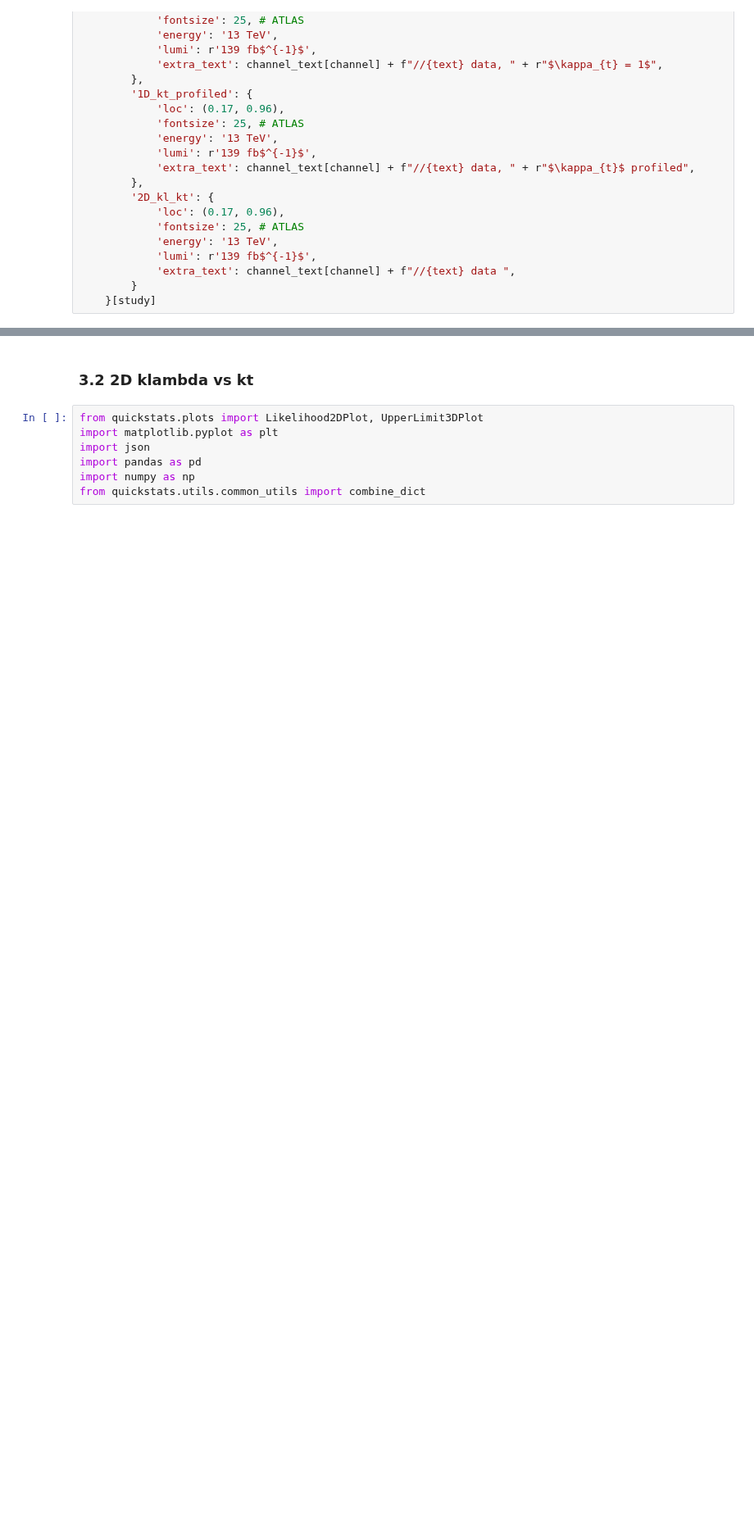
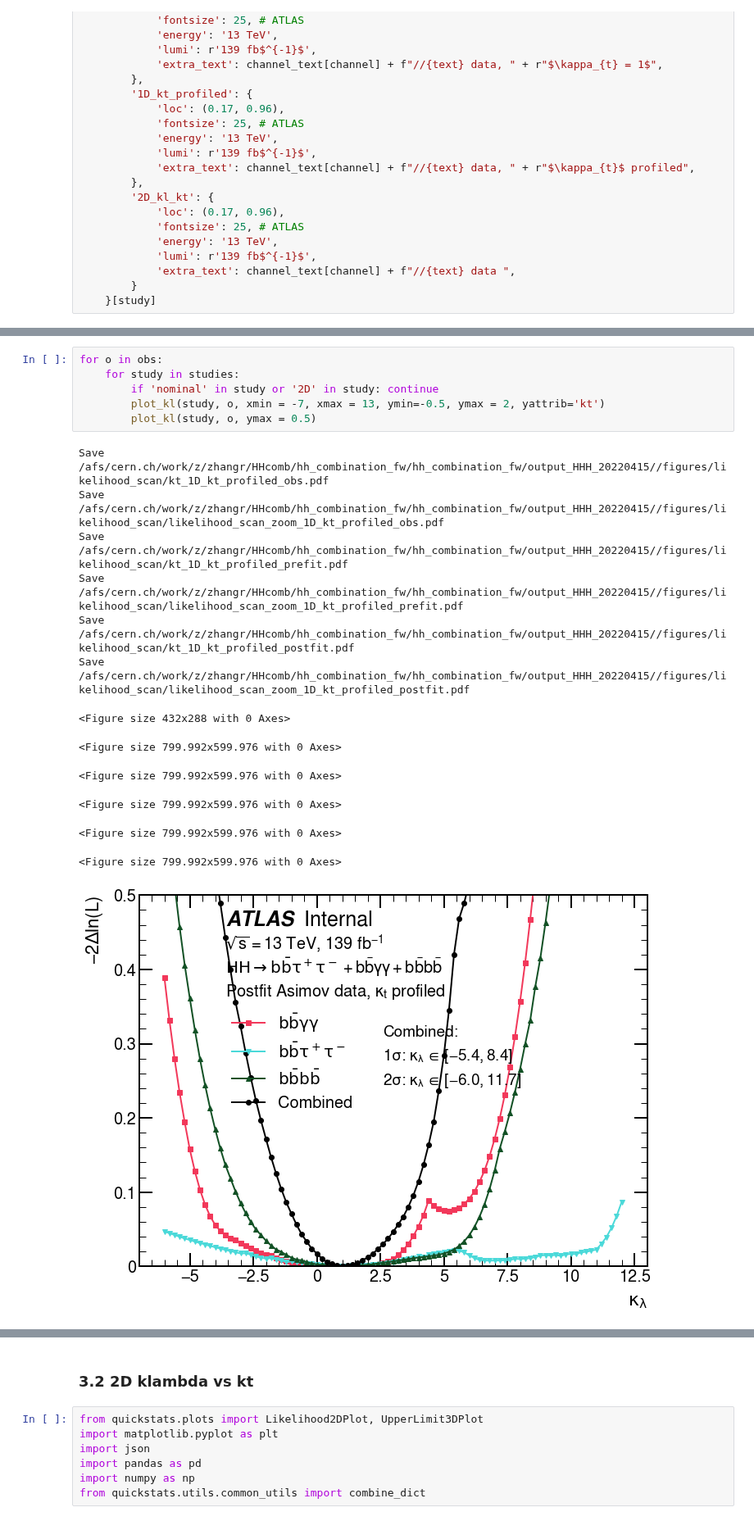
Before and after one commit to dyl64/hh_combination_fw, a Jupyter notebook: tutorials/HHH2022/GenPlots.ipynb, the cells around one changed output, grey strips where cells are left out. Shown at 82% size. Cells and saved outputs as stored; diff of their text form; blank space fills up the shorter version.

```diff
--- a/tutorials/HHH2022/GenPlots.ipynb
+++ b/tutorials/HHH2022/GenPlots.ipynb
@@ -476,0 +487,20 @@ Index: []
+# %%
+for o in obs:
+    for study in studies:
+        if 'nominal' in study or '2D' in study: continue
+        plot_kl(study, o, xmin = -7, xmax = 13, ymin=-0.5, ymax = 2, yattrib='kt')
+        plot_kl(study, o, ymax = 0.5)
+# %% [output]
+Save /afs/cern.ch/work/z/zhangr/HHcomb/hh_combination_fw/hh_combination_fw/output_HHH_20220415//figures/likelihood_scan/kt_1D_kt_profiled_obs.pdf
+Save /afs/cern.ch/work/z/zhangr/HHcomb/hh_combination_fw/hh_combination_fw/output_HHH_20220415//figures/likelihood_scan/likelihood_scan_zoom_1D_kt_profiled_obs.pdf
+Save /afs/cern.ch/work/z/zhangr/HHcomb/hh_combination_fw/hh_combination_fw/output_HHH_20220415//figures/likelihood_scan/kt_1D_kt_profiled_prefit.pdf
+Save /afs/cern.ch/work/z/zhangr/HHcomb/hh_combination_fw/hh_combination_fw/output_HHH_20220415//figures/likelihood_scan/likelihood_scan_zoom_1D_kt_profiled_prefit.pdf
+Save /afs/cern.ch/work/z/zhangr/HHcomb/hh_combination_fw/hh_combination_fw/output_HHH_20220415//figures/likelihood_scan/kt_1D_kt_profiled_postfit.pdf
+Save /afs/cern.ch/work/z/zhangr/HHcomb/hh_combination_fw/hh_combination_fw/output_HHH_20220415//figures/likelihood_scan/likelihood_scan_zoom_1D_kt_profiled_postfit.pdf
+<Figure size 432x288 with 0 Axes>
+<Figure size 799.992x599.976 with 0 Axes>
+<Figure size 799.992x599.976 with 0 Axes>
+<Figure size 799.992x599.976 with 0 Axes>
+<Figure size 799.992x599.976 with 0 Axes>
+<Figure size 799.992x599.976 with 0 Axes>
+[figure, added]
```
Also changed, not shown: parts of 14 cells of this notebook, 3 other files.
